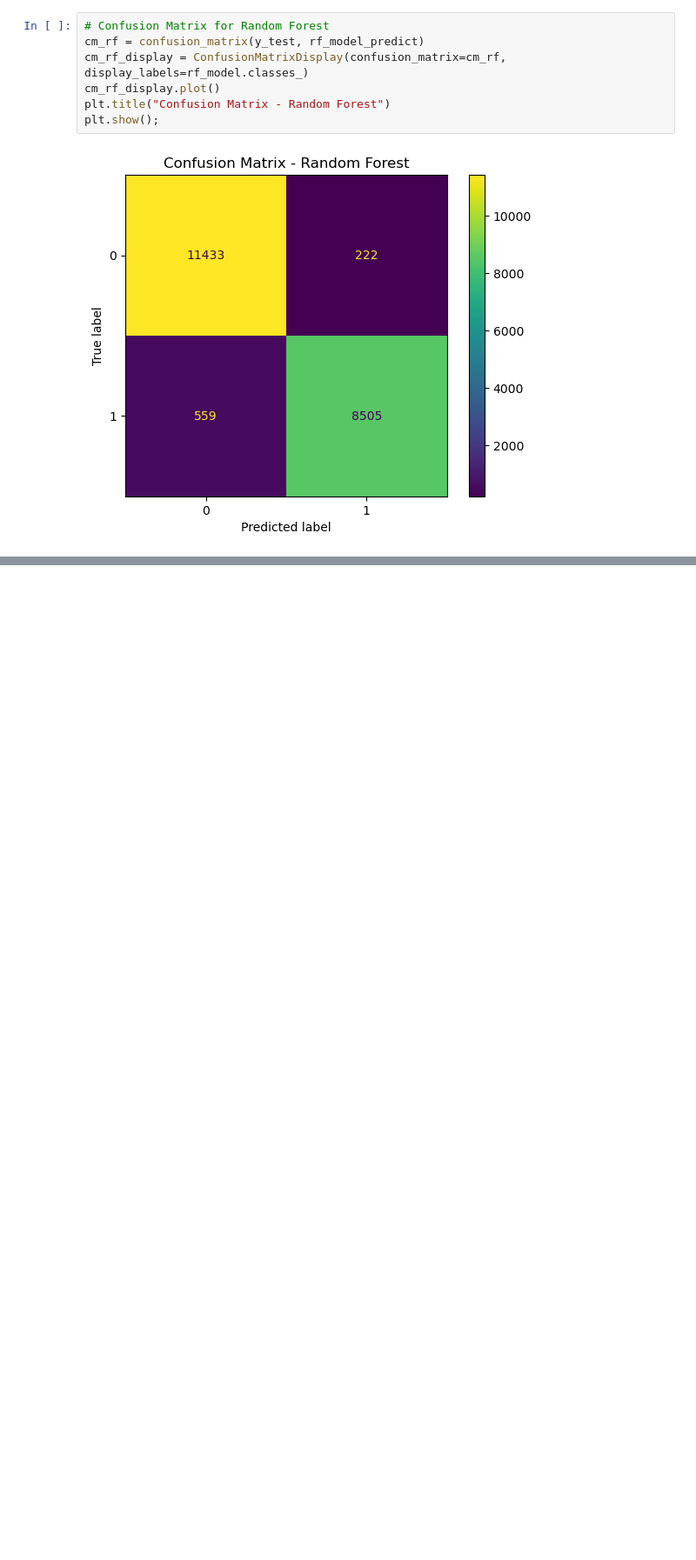
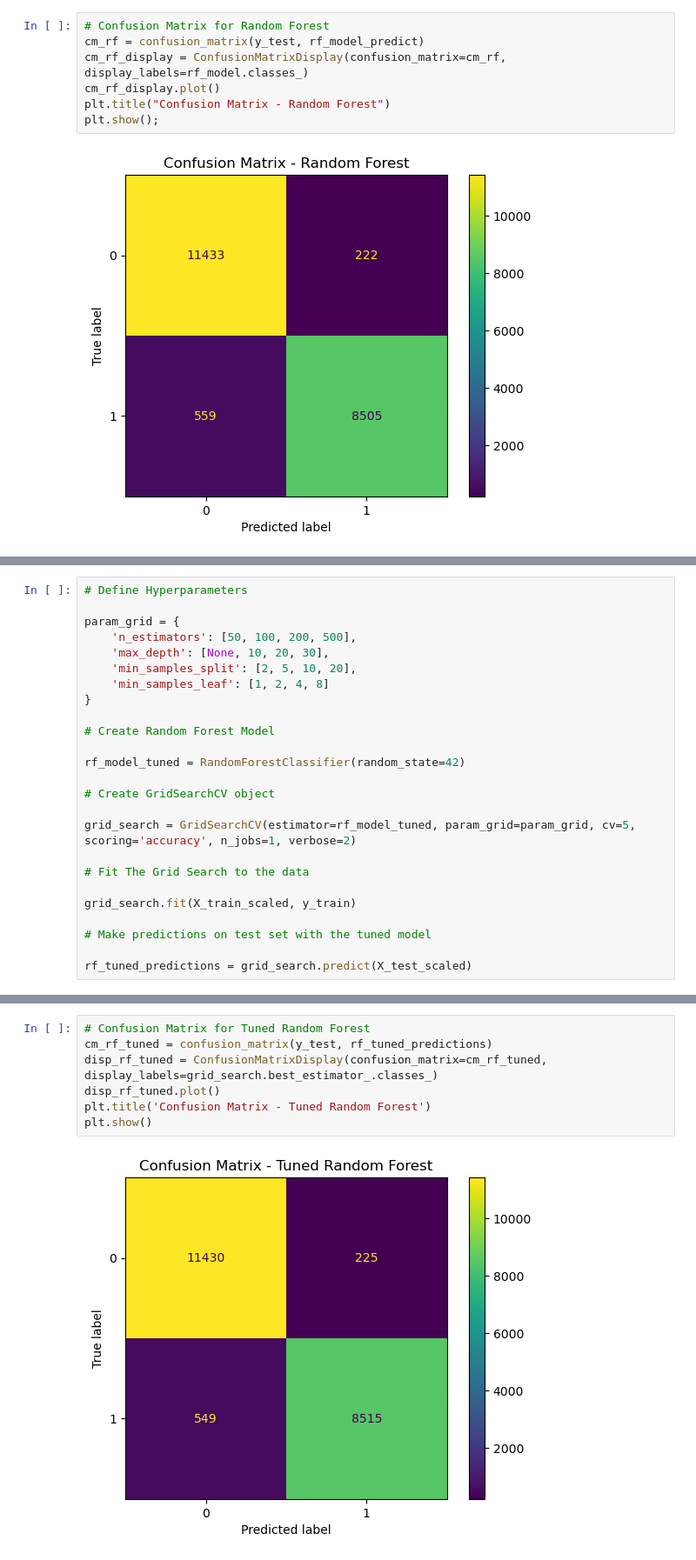
Before and after one commit to Daniel-Muruthi/airline-passenger-satisfaction, a Jupyter notebook: index.ipynb, the cells around one changed output, grey strips where cells are left out. Shown: that part at 87% size. Saved outputs shown, nothing was run; the diff lists cells and outputs as text; blank space fills up the shorter version.

Commit message:
Adding hypertuned random forest model

```diff
--- a/index.ipynb
+++ b/index.ipynb
@@ -406,0 +409,25 @@ plt.show();
+# %%
+# Define Hyperparameters
+
+param_grid = {
+    'n_estimators': [50, 100, 200, 500],
+    'max_depth': [None, 10, 20, 30],
+    'min_samples_split': [2, 5, 10, 20],
+    'min_samples_leaf': [1, 2, 4, 8]
+}
+
+# Create Random Forest Model
+
+rf_model_tuned = RandomForestClassifier(random_state=42)
+
+# Create GridSearchCV object
+
+grid_search = GridSearchCV(estimator=rf_model_tuned, param_grid=param_grid, cv=5, scoring='accuracy', n_jobs=1, verbose=2)
+
+# Fit The Grid Search to the data
+
+grid_search.fit(X_train_scaled, y_train)
+
+# Make predictions on test set with the tuned model
+
+rf_tuned_predictions = grid_search.predict(X_test_scaled)
@@ -406,0 +477,9 @@ plt.show();
+# %%
+# Confusion Matrix for Tuned Random Forest
+cm_rf_tuned = confusion_matrix(y_test, rf_tuned_predictions)
+disp_rf_tuned = ConfusionMatrixDisplay(confusion_matrix=cm_rf_tuned, display_labels=grid_search.best_estimator_.classes_)
+disp_rf_tuned.plot()
+plt.title('Confusion Matrix - Tuned Random Forest')
+plt.show()
+# %% [output]
+[figure, added]
```
Also changed, not shown: parts of 4 cells of this notebook.
